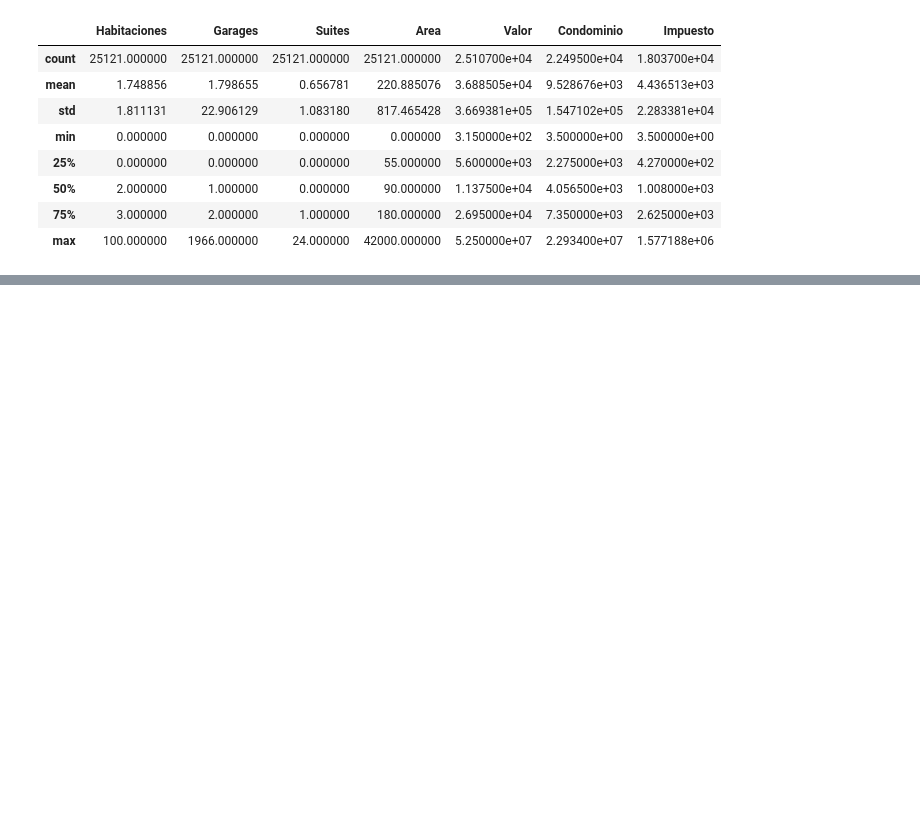
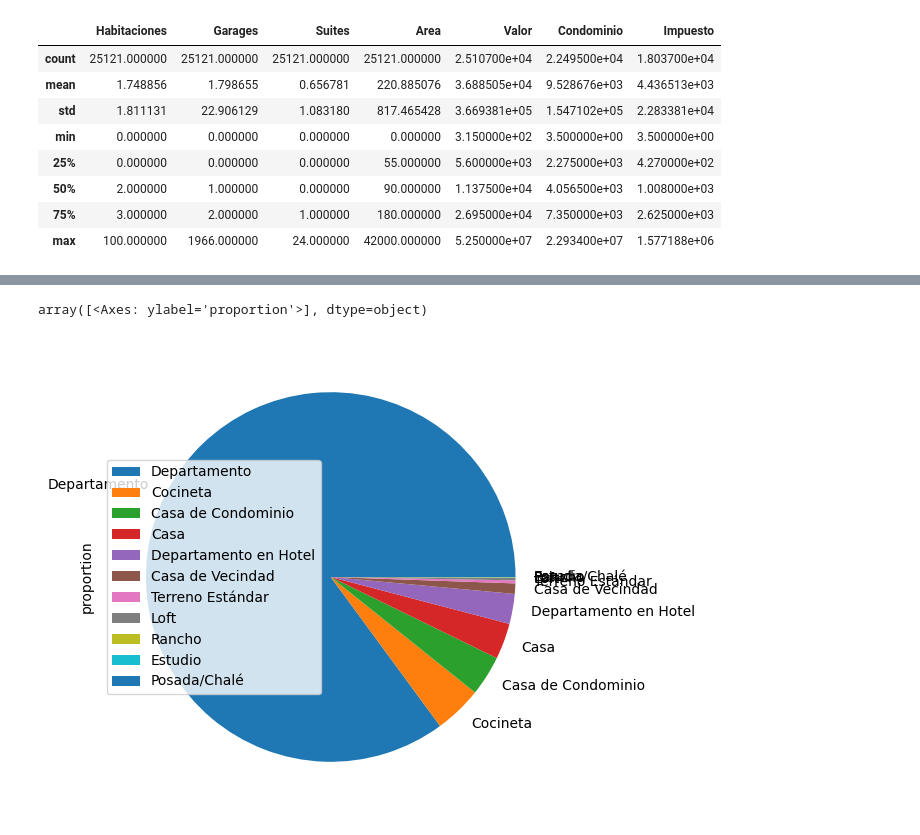
Before and after one commit to AbrahamMotaGomez/ChallengeAluraStoreLATAMAB, a Jupyter notebook: inmuebles_cdmx.ipynb, the cells around one changed output, grey strips where cells are left out. Cells and saved outputs as stored; diff of their text form; code cells hidden in the pictures; blank space fills up the shorter version.

```diff
--- a/inmuebles_cdmx.ipynb
+++ b/inmuebles_cdmx.ipynb
@@ -69,0 +113,3 @@ datos.describe()
+# %%
+porc_tipo=rentas.Tipo.value_counts(normalize=True).to_frame()
+rentas.query("Tipo=='Departamento'")
@@ -69,0 +130,5 @@ datos.describe()
+# %%
+porc_tipo.plot(kind="pie",figsize=(10,6),legend="Tipo", subplots=True)
+# %% [output]
+array([<Axes: ylabel='proportion'>], dtype=object)
+[figure, added]
```
Also changed, not shown: parts of 9 cells of this notebook.
